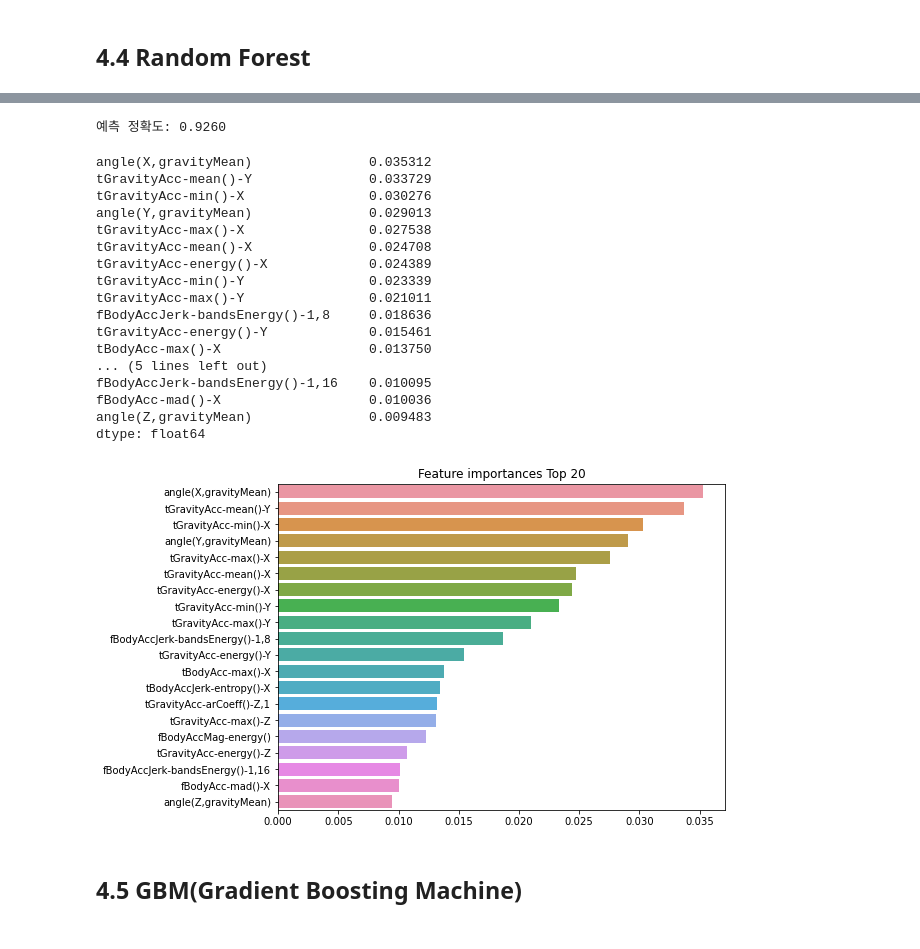
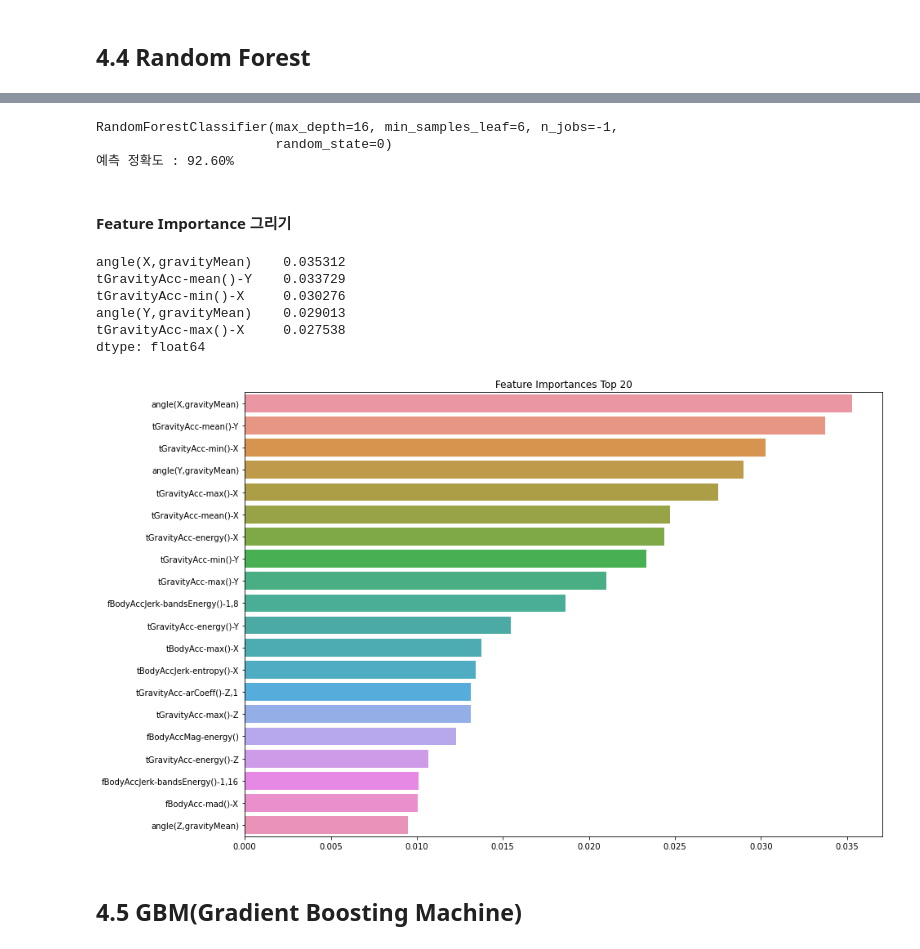
Before and after one commit to netsus/ML_PerfectGuide, a Jupyter notebook: 4장/4.3_앙상블학습_4.4_랜덤포레스트_4.5_GBM.ipynb, the cells around one changed output, grey strips where cells are left out. Drawn from its saved outputs; the diff is of its cells as text; code cells hidden in the pictures.

```diff
--- a/4장/4.3_앙상블학습_4.4_랜덤포레스트_4.5_GBM.ipynb
+++ b/4장/4.3_앙상블학습_4.4_랜덤포레스트_4.5_GBM.ipynb
@@ -152,48 +169,38 @@ print('최고 예측 정확도: {0:.4f}'.format(grid_cv.best_score_))
-# %%
-rf_clf1 = RandomForestClassifier(n_estimators=100,  min_samples_leaf=6, max_depth=16,
-                                 min_samples_split=2, random_state=0)
-rf_clf1.fit(X_train , y_train)
-pred = rf_clf1.predict(X_test)
-print('예측 정확도: {0:.4f}'.format(accuracy_score(y_test , pred)))
-# %% [output]
-예측 정확도: 0.9260
+# %%
+best_rf_clf = grid_cv.best_estimator_
+pred = best_rf_clf.predict(X_test)
+print(best_rf_clf)
+print(f"예측 정확도 : {accuracy_score(y_test, pred):.2%}")
+# %% [output]
+RandomForestClassifier(max_depth=16, min_samples_leaf=6, n_jobs=-1,
+                       random_state=0)
+예측 정확도 : 92.60%
+# %% [markdown]
+#### Feature Importance 그리기
 # %%
-ftr_importances_values = rf_clf1.feature_importances_
-ftr_importances = pd.Series(ftr_importances_values,index=X_train.columns)
-ftr_importances.sort_values(ascending=False)[:20]
+# featrue importance 높은 것부터 5개 보기
+ftr_import = pd.Series(best_rf_clf.feature_importances_, index=X_train.columns)
+ftr_import.sort_values(ascending=False)[:5]
 # %% [output]
-angle(X,gravityMean)               0.035312
-tGravityAcc-mean()-Y               0.033729
-tGravityAcc-min()-X                0.030276
-angle(Y,gravityMean)               0.029013
-tGravityAcc-max()-X                0.027538
-tGravityAcc-mean()-X               0.024708
-tGravityAcc-energy()-X             0.024389
-tGravityAcc-min()-Y                0.023339
-tGravityAcc-max()-Y                0.021011
-fBodyAccJerk-bandsEnergy()-1,8     0.018636
-tGravityAcc-energy()-Y             0.015461
-tBodyAcc-max()-X                   0.013750
-... (5 lines left out)
-fBodyAccJerk-bandsEnergy()-1,16    0.010095
-fBodyAcc-mad()-X                   0.010036
-angle(Z,gravityMean)               0.009483
+angle(X,gravityMean)    0.035312
+tGravityAcc-mean()-Y    0.033729
+tGravityAcc-min()-X     0.030276
+angle(Y,gravityMean)    0.029013
+tGravityAcc-max()-X     0.027538
 dtype: float64
 # %%
 import matplotlib.pyplot as plt
 import seaborn as sns
 %matplotlib inline
+# Feature importances 상위 20개
+ftr_tp20 = ftr_import.sort_values(ascending=False)[:20]
 
-ftr_importances_values = rf_clf1.feature_importances_
-ftr_importances = pd.Series(ftr_importances_values,index=X_train.columns  )
-ftr_top20 = ftr_importances.sort_values(ascending=False)[:20]
-
-plt.figure(figsize=(8,6))
-plt.title('Feature importances Top 20')
-sns.barplot(x=ftr_top20 , y = ftr_top20.index)
+plt.figure(figsize=(14,10))
+plt.title("Feature Importances Top 20")
+sns.barplot(x=ftr_tp20.values, y=ftr_tp20.index)
 plt.show()
 # %% [output]
-[figure, old version]
+[figure, new version]
 # %% [markdown]
 ## 4.5 GBM(Gradient Boosting Machine)
 # %%
```
Also changed, not shown: parts of 18 cells of this notebook.
